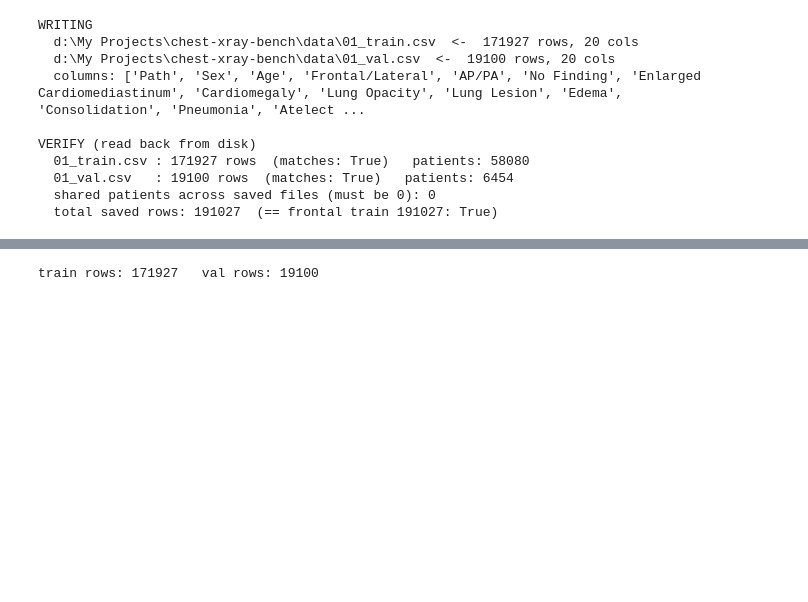
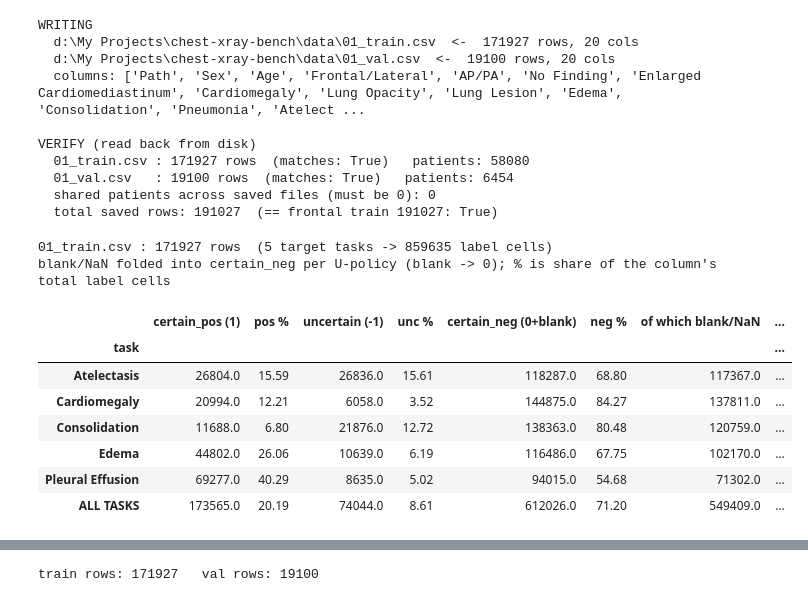
Before and after one commit to mamounyosef/chest-xray-bench, a Jupyter notebook: data_code/chexpert/02_splits_dataset.ipynb, the cells around one changed output, grey strips where cells are left out. Saved outputs shown, nothing was run; the diff lists cells and outputs as text; code cells hidden in the pictures; blank space fills up the shorter version.

```diff
--- a/data_code/chexpert/02_splits_dataset.ipynb
+++ b/data_code/chexpert/02_splits_dataset.ipynb
@@ -99,3 +103,55 @@ VERIFY (read back from disk)
   01_val.csv   : 19100 rows  (matches: True)   patients: 6454
   shared patients across saved files (must be 0): 0
   total saved rows: 191027  (== frontal train 191027: True)
+# %%
+# Exact label-value counts in the saved 01_train.csv, per target task + totals. (self-contained)
+# Raw CheXpert values: 1 = certain_pos, -1 = uncertain, 0 = certain_neg, blank/NaN = no mention.
+# Per locked policy, blank/NaN is treated as a negative (no disease) -> folded into certain_neg.
+import pandas as pd
+from pathlib import Path
+
+TRAIN_CSV = Path(r"d:\My Projects\chest-xray-bench\data\chexpert\01_train.csv")
+TASKS     = ["Atelectasis", "Cardiomegaly", "Consolidation", "Edema", "Pleural Effusion"]
+
+train_lbl = pd.read_csv(TRAIN_CSV)
+
+rows = []
+for t in TASKS:
+    col = train_lbl[t]
+    pos = int((col == 1).sum())      # certain positive
+    unc = int((col == -1).sum())     # uncertain
+    neg = int((col == 0).sum())      # explicit certain negative
+    blank = int(col.isna().sum())    # no mention -> treated as negative
+    tot = pos + unc + neg + blank    # == len(train_lbl)
+    rows.append({
+        "task": t,
+        "certain_pos (1)":  pos,   "pos %":   round(100 * pos / tot, 2),
+        "uncertain (-1)":   unc,   "unc %":   round(100 * unc / tot, 2),
+        "certain_neg (0+blank)": neg + blank, "neg %": round(100 * (neg + blank) / tot, 2),
+        "  of which blank/NaN": blank,
+        "total": tot,
+    })
+
+counts = pd.DataFrame(rows).set_index("task")
+totals = counts.sum()
+# recompute the ALL-TASKS percentages off the summed counts (not a sum of percentages)
+grand = totals["total"]
+totals["pos %"] = round(100 * totals["certain_pos (1)"] / grand, 2)
+totals["unc %"] = round(100 * totals["uncertain (-1)"] / grand, 2)
+totals["neg %"] = round(100 * totals["certain_neg (0+blank)"] / grand, 2)
+counts.loc["ALL TASKS"] = totals
+
+print(f"01_train.csv : {len(train_lbl)} rows  ({len(TASKS)} target tasks -> {len(train_lbl)*len(TASKS)} label cells)")
+print("blank/NaN folded into certain_neg per U-policy (blank -> 0); % is share of the column's total label cells")
+display(counts)
+# %% [output]
+01_train.csv : 171927 rows  (5 target tasks -> 859635 label cells)
+blank/NaN folded into certain_neg per U-policy (blank -> 0); % is share of the column's total label cells
+|  | certain_pos (1) | pos % | uncertain (-1) | unc % | certain_neg (0+blank) | neg % | of which blank/NaN | ... |
+| task |  |  |  |  |  |  |  | ... |
+| Atelectasis | 26804.0 | 15.59 | 26836.0 | 15.61 | 118287.0 | 68.80 | 117367.0 | ... |
+| Cardiomegaly | 20994.0 | 12.21 | 6058.0 | 3.52 | 144875.0 | 84.27 | 137811.0 | ... |
+| Consolidation | 11688.0 | 6.80 | 21876.0 | 12.72 | 138363.0 | 80.48 | 120759.0 | ... |
+| Edema | 44802.0 | 26.06 | 10639.0 | 6.19 | 116486.0 | 67.75 | 102170.0 | ... |
+| Pleural Effusion | 69277.0 | 40.29 | 8635.0 | 5.02 | 94015.0 | 54.68 | 71302.0 | ... |
+| ALL TASKS | 173565.0 | 20.19 | 74044.0 | 8.61 | 612026.0 | 71.20 | 549409.0 | ... |
```
Also changed, not shown: parts of 2 cells of this notebook, 1 other file.
